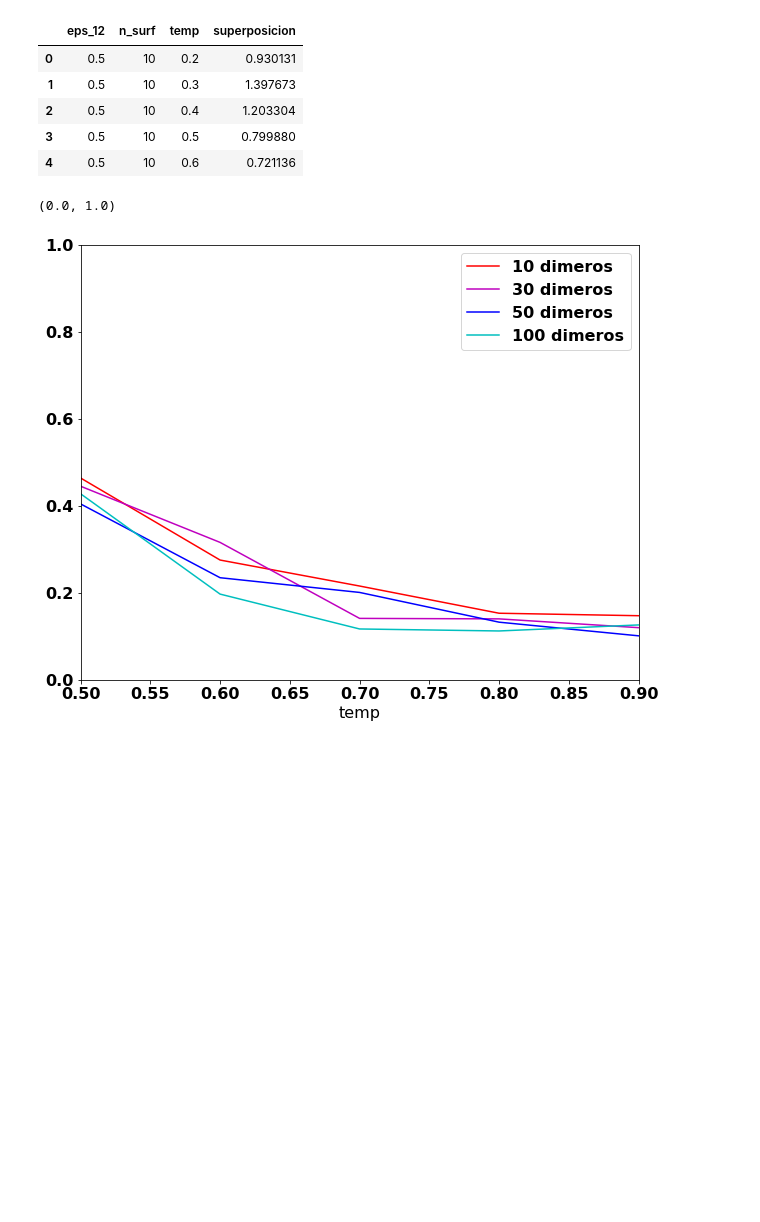
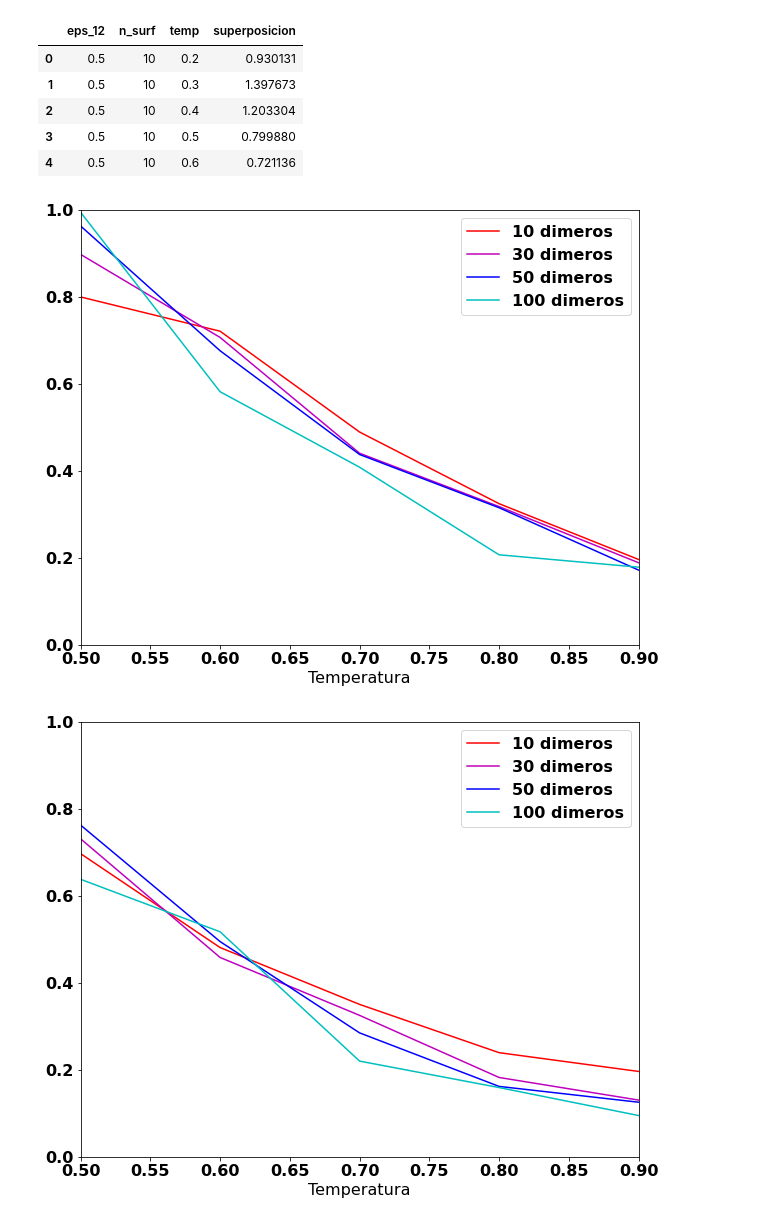
Before and after one commit to sstandre/dinamica_surfactante, a Jupyter notebook: analisis.ipynb, the cells around one changed output. Drawn from its saved outputs; the diff is of its cells as text; code cells hidden in the pictures; blank space fills up the shorter version.

```diff
--- a/analisis.ipynb
+++ b/analisis.ipynb
@@ -48,23 +53,23 @@ data.head()
 | 3 | 0.5 | 10 | 0.5 | 0.799880 |
 | 4 | 0.5 | 10 | 0.6 | 0.721136 |
 # %%
-from itertools import cycle
-fig, ax = plt.subplots()
 
-colors = cycle('rmbcyg')
 
-eps = 0.5
-# for dens, color in zip(denss, colors):
-for n, color in zip(data['n_surf'].unique(),colors):
-    data3 = data[(data['n_surf']==n) & (data['eps_12'] == eps)]
-    data3.plot(
-        'temp', 'superposicion', color=color,
-        kind='line', label=f'{n} dimeros', ax=ax
-        )
-    # ax.plot(x, dens*x, color=color)
-
-ax.set_xlim(0.5,0.9)
-ax.set_ylim(0,1)
+for eps in [0.5,0.6,.7, 0.8]:
+    colors = cycle('rmbcyg')
+    fig, ax = plt.subplots()
+    # for dens, color in zip(denss, colors):
+    for n, color in zip(data['n_surf'].unique(),colors):
+        data3 = data[(data['n_surf']==n) & (data['eps_12'] == eps)]
+        data3.plot(
+            'temp', 'superposicion', color=color,
+            kind='line', label=f'{n} dimeros', ax=ax
+            )
+        # ax.plot(x, dens*x, color=color)
+    ax.set_xlabel("Temperatura")
+    # ax.set_title(f"{eps=}")
+    ax.set_xlim(0.5,0.9)
+    ax.set_ylim(0,1)
 # %% [output]
-(0.0, 1.0)
-[figure, old version]
+[figure, new version]
+[figure, added]
```
Also changed, not shown: parts of 7 cells of this notebook, 15 other files.
